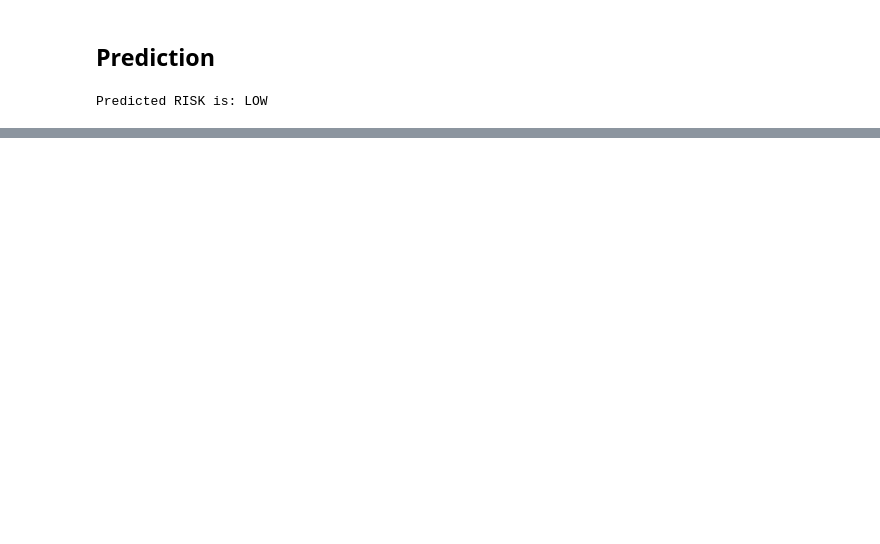
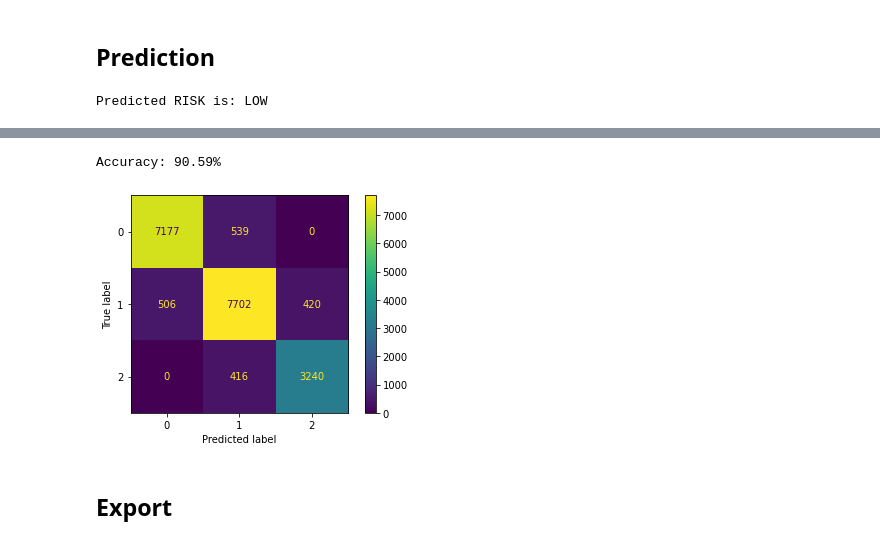
Before and after one commit to Sulasdeli/SecRiskAI, a Jupyter notebook: ml_decision_server/notebooks/ddos_train_evaluate_export_model.ipynb, the cells around one changed output, grey strips where cells are left out. Drawn from its saved outputs; the diff is of its cells as text; code cells hidden in the pictures; blank space fills up the shorter version.

```diff
--- a/ml_decision_server/notebooks/ddos_train_evaluate_export_model.ipynb
+++ b/ml_decision_server/notebooks/ddos_train_evaluate_export_model.ipynb
@@ -215,0 +216,12 @@ dump(mlp, MODEL_OUTPUT_PATH + 'MLP_ddos_classifier.joblib')
+# %%
+accuracy = mlp.score(X_test_normalized, y_test)
+print('Accuracy: {0:.2%}'.format(accuracy))
+# %% [output]
+Accuracy: 90.59%
+# %%
+plot_confusion_matrix(mlp, X_test_normalized, y_test)
+plt.show()
+# %% [output]
+[figure, added]
+# %% [markdown]
+## Export
```
Also changed, not shown: parts of 17 cells of this notebook, 6 other files.
